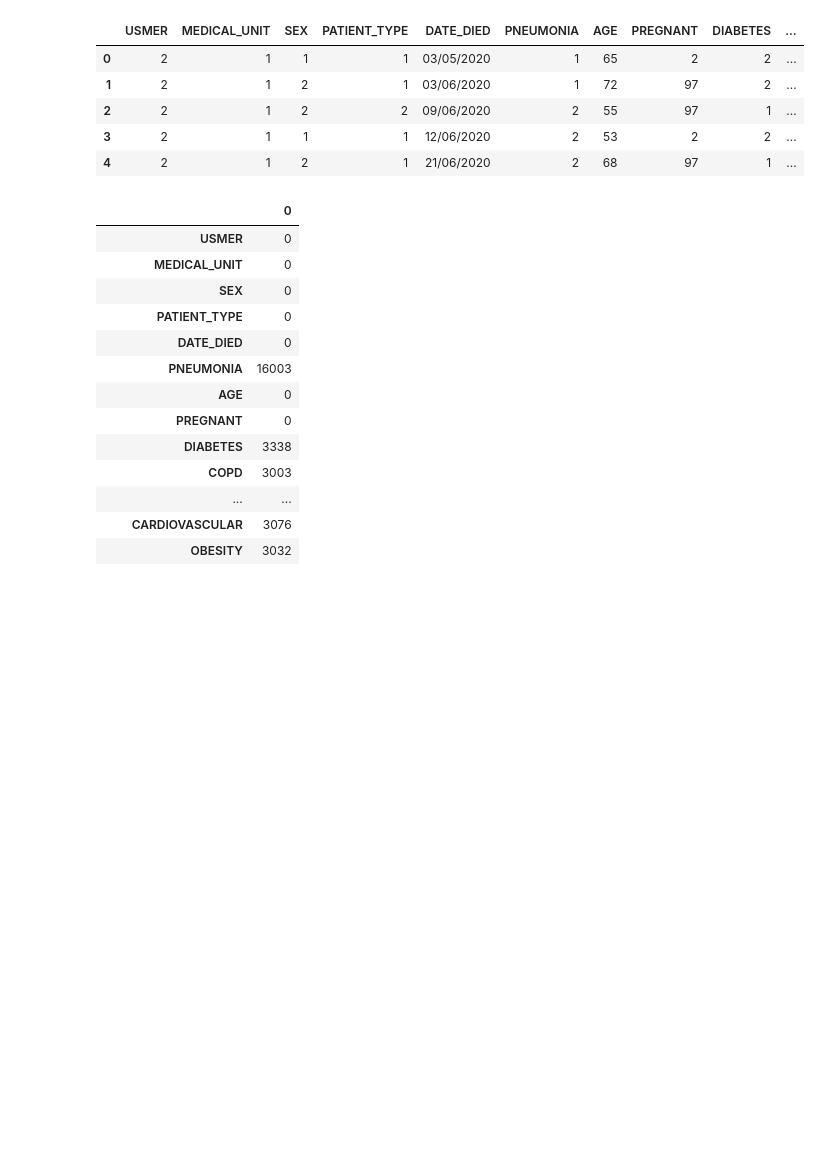
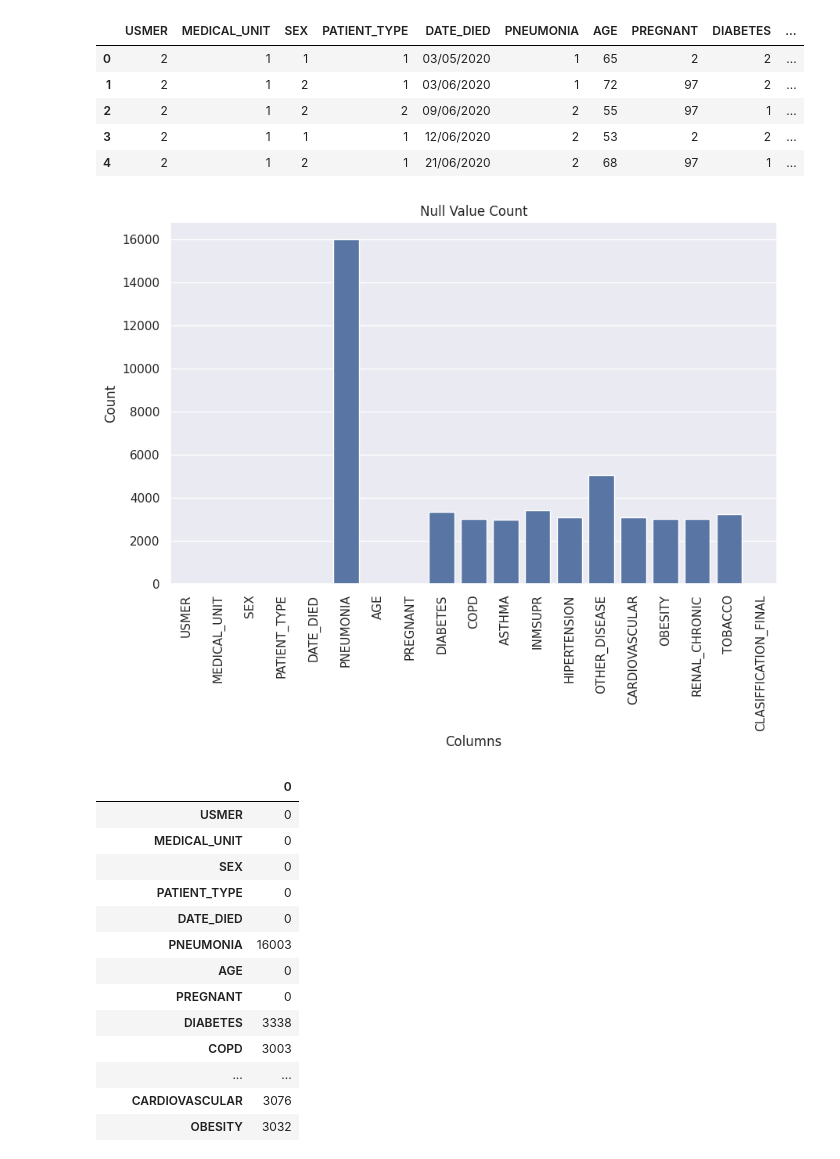
Before and after one commit to sauravkokane/Data-Science-Training, a Jupyter notebook: Covid_death_predictions.ipynb, the cells around one changed output. Saved outputs shown, nothing was run; the diff lists cells and outputs as text; code cells hidden in the pictures; blank space fills up the shorter version.

```diff
--- a/Covid_death_predictions.ipynb
+++ b/Covid_death_predictions.ipynb
@@ -275,6 +282,15 @@ df[['USMER', 'MEDICAL_UNIT', 'SEX', 'PATIENT_TYPE', 'DATE_DIED',
         'PNEUMONIA', 'PREGNANT', 'DIABETES', 'COPD', 'ASTHMA',
         'INMSUPR', 'HIPERTENSION', 'OTHER_DISEASE', 'CARDIOVASCULAR',
         'OBESITY', 'RENAL_CHRONIC', 'TOBACCO', 'CLASIFFICATION_FINAL']].replace({98:np.nan, 99:np.nan})
+# %%
+null_value_count = sns.barplot(x=df.isna().sum().index, y=df.isna().sum())
+null_value_count.set_xticklabels(null_value_count.get_xticklabels(), rotation=90)
+null_value_count.set_title("Null Value Count")
+null_value_count.set_xlabel("Columns")
+null_value_count.set_ylabel("Count")
+plt.show()
+# %% [output]
+[figure, added]
 # %%
 # Count null values
 df.isna().sum()
```
Also changed, not shown: parts of 18 cells of this notebook.
